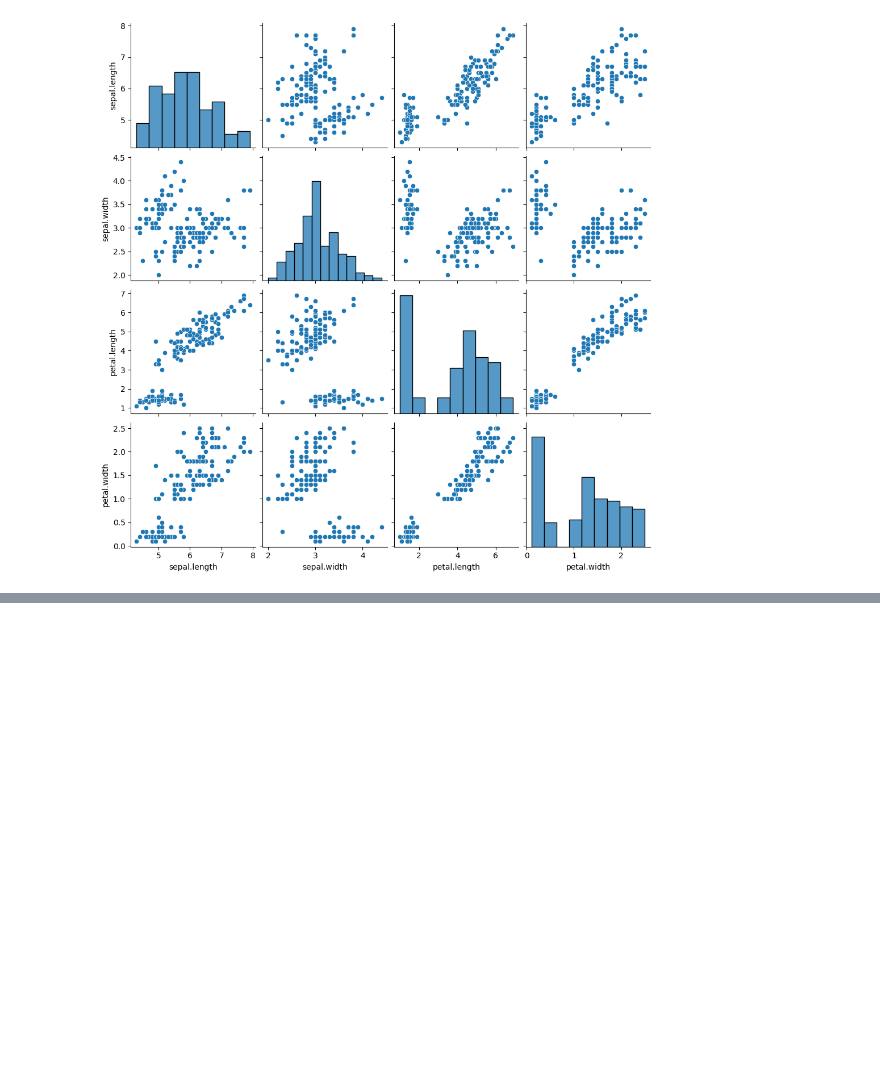
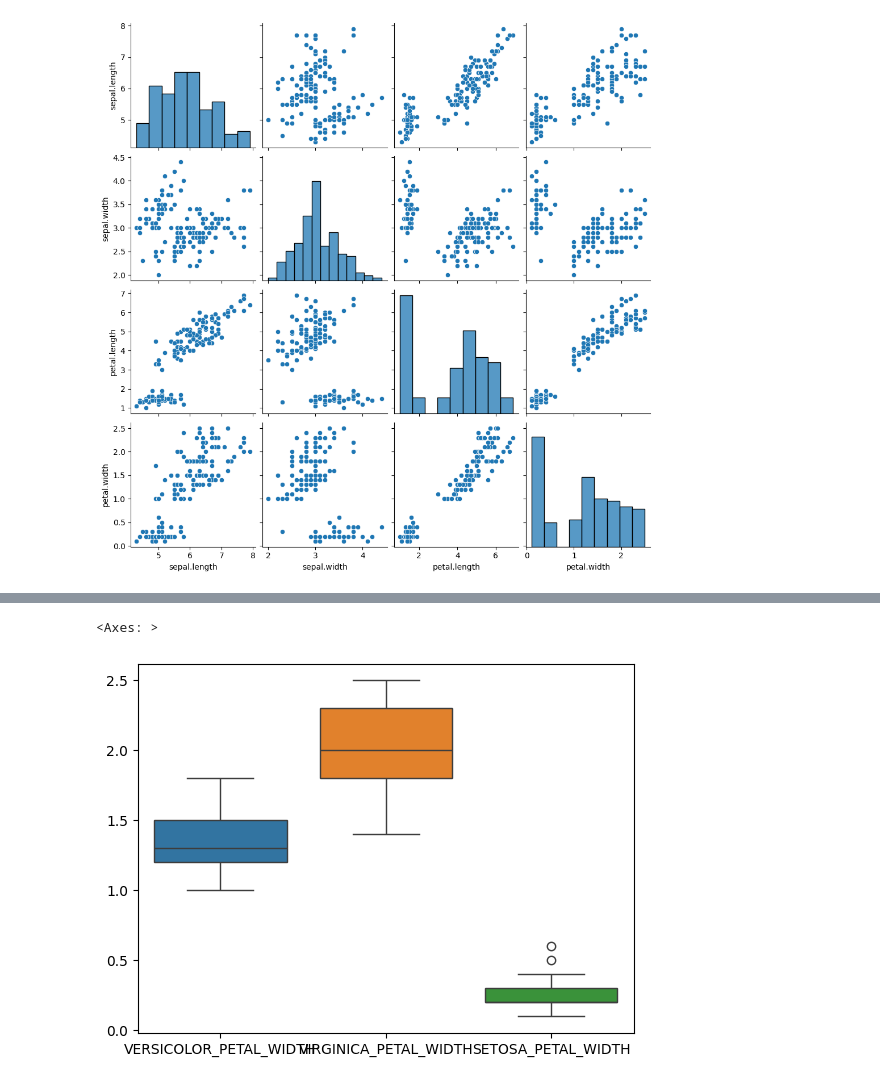
Before and after one commit to dragonnomada/thincrs-machine-learning-2023-oct, a Jupyter notebook: c102.3_caso_estudio_iris.ipynb, the cells around one changed output, grey strips where cells are left out. Drawn from its saved outputs; the diff is of its cells as text; code cells hidden in the pictures; blank space fills up the shorter version.

```diff
--- a/c102.3_caso_estudio_iris.ipynb
+++ b/c102.3_caso_estudio_iris.ipynb
@@ -206,0 +348,15 @@ plt.show()
+# %%
+import seaborn
+
+import pandas as pd
+
+petals = pd.DataFrame({
+    "VERSICOLOR_PETAL_WIDTH": iris_versicolor["petal.width"],
+    "VIRGINICA_PETAL_WIDTH": iris_virginica["petal.width"],
+    "SETOSA_PETAL_WIDTH": iris_setosa["petal.width"]
+})
+
+seaborn.boxplot(petals)
+# %% [output]
+<Axes: >
+[figure, added]
```
Also changed, not shown: parts of 46 cells of this notebook.
